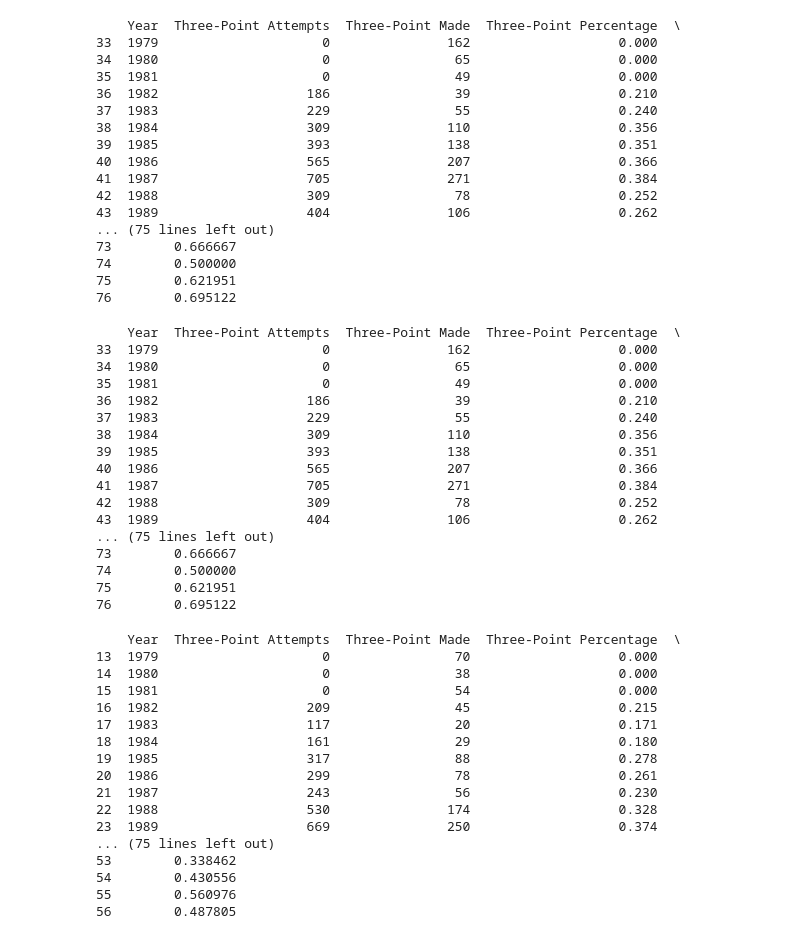
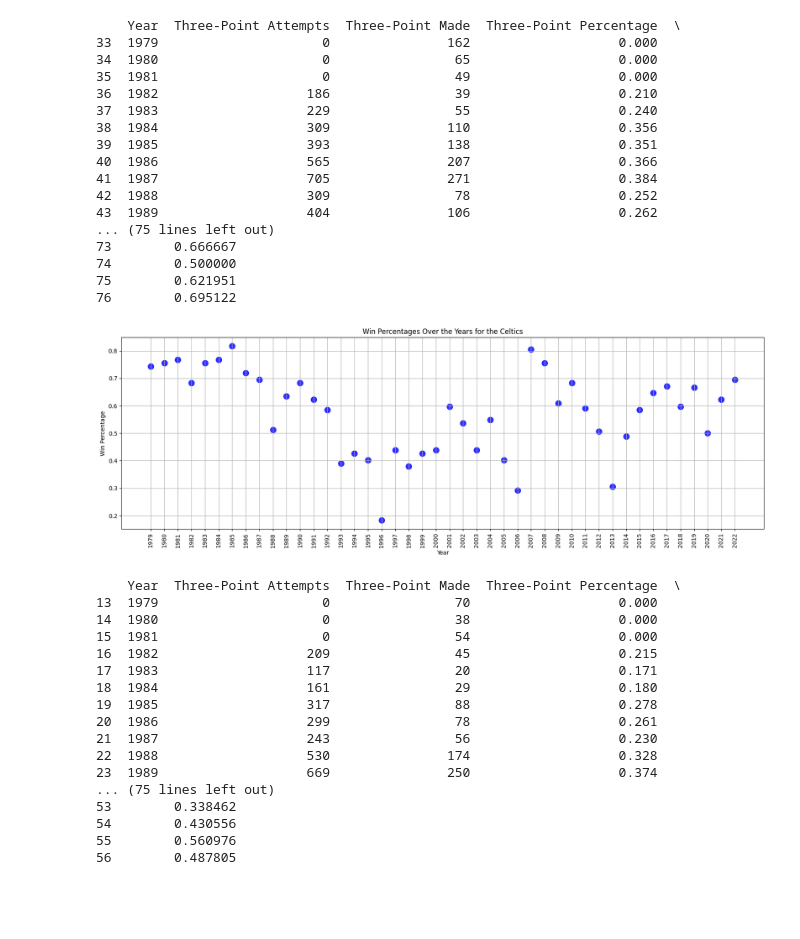
Before and after one commit to maria-alsayed/Project3-for3, a Jupyter notebook: NBA.ipynb, the cells around one changed output. Cells and saved outputs as stored; diff of their text form; code cells hidden in the pictures; blank space fills up the shorter version.

```diff
--- a/NBA.ipynb
+++ b/NBA.ipynb
@@ -372,51 +421,23 @@ print(team_three_point_stats_df)
 74        0.500000
 75        0.621951
 76        0.695122
-# %%
-import pandas as pd
-from nba_api.stats.endpoints import teamyearbyyearstats
-
-team_id = 1610612738  # Boston Celtics
-# Retrieve team year-by-year statistics
-team_stats = teamyearbyyearstats.TeamYearByYearStats(team_id=team_id)
-# Get the data frame containing the team statistics
-team_stats_df = team_stats.get_data_frames()[0]
-
-# Filter the relevant columns for three-point attempts made (FG3A), made (FG3M), and percentage (FG3_PCT)
-team_three_point_attempts_made = team_stats_df['FG3A']
-team_three_point_made = team_stats_df['FG3M']
-team_three_point_percentage = team_stats_df['FG3_PCT']
-
-# Combine the relevant columns into a new dataframe
-team_three_point_stats_df = pd.DataFrame({
-    'Year': team_stats_df['YEAR'].str[:4].astype(int),
-    'Three-Point Attempts': team_three_point_attempts_made,
-    'Three-Point Made': team_three_point_made,
-    'Three-Point Percentage': team_three_point_percentage,
-    'Win Percentage': team_stats_df['WINS'] / (team_stats_df['WINS'] + team_stats_df['LOSSES'])
-})
-
-# Filter the dataframe to show years after 1979
-team_three_point_stats_df = team_three_point_stats_df[team_three_point_stats_df['Year'] >= 1979]
-
-# Print the new dataframe with three-point stats and regular season win percentage
-print(team_three_point_stats_df)
-# %% [output]
-    Year  Three-Point Attempts  Three-Point Made  Three-Point Percentage  \
-33  1979                     0               162                   0.000
-34  1980                     0                65                   0.000
-35  1981                     0                49                   0.000
-36  1982                   186                39                   0.210
-37  1983                   229                55                   0.240
-38  1984                   309               110                   0.356
-39  1985                   393               138                   0.351
-40  1986                   565               207                   0.366
-41  1987                   705               271                   0.384
-42  1988                   309                78                   0.252
-43  1989                   404               106                   0.262
-... (75 lines left out)
-73        0.666667
-74        0.500000
-75        0.621951
-76        0.695122
+# %%
+# Create a scatterplot of years and win percentages
+# Extract the data for the plot
+years = team_three_point_stats_df['Year']
+win_percentage = team_three_point_stats_df['Win Percentage']
+
+plt.figure(figsize=(20, 6))
+# Create the dot plot
+plt.scatter(years, win_percentage, s=100, c='blue', alpha=0.8,)
+plt.xlabel('Year')
+plt.ylabel('Win Percentage')
+plt.title('Win Percentages Over the Years for the Celtics')
+plt.xticks(rotation=90)
+plt.grid(True)
+plt.xticks(np.arange(min(years), max(years)+1, 1.0))
+# Display the plot
+plt.show()
+# %% [output]
+[figure, added]
 # %%
```
Also changed, not shown: parts of 18 cells of this notebook.
